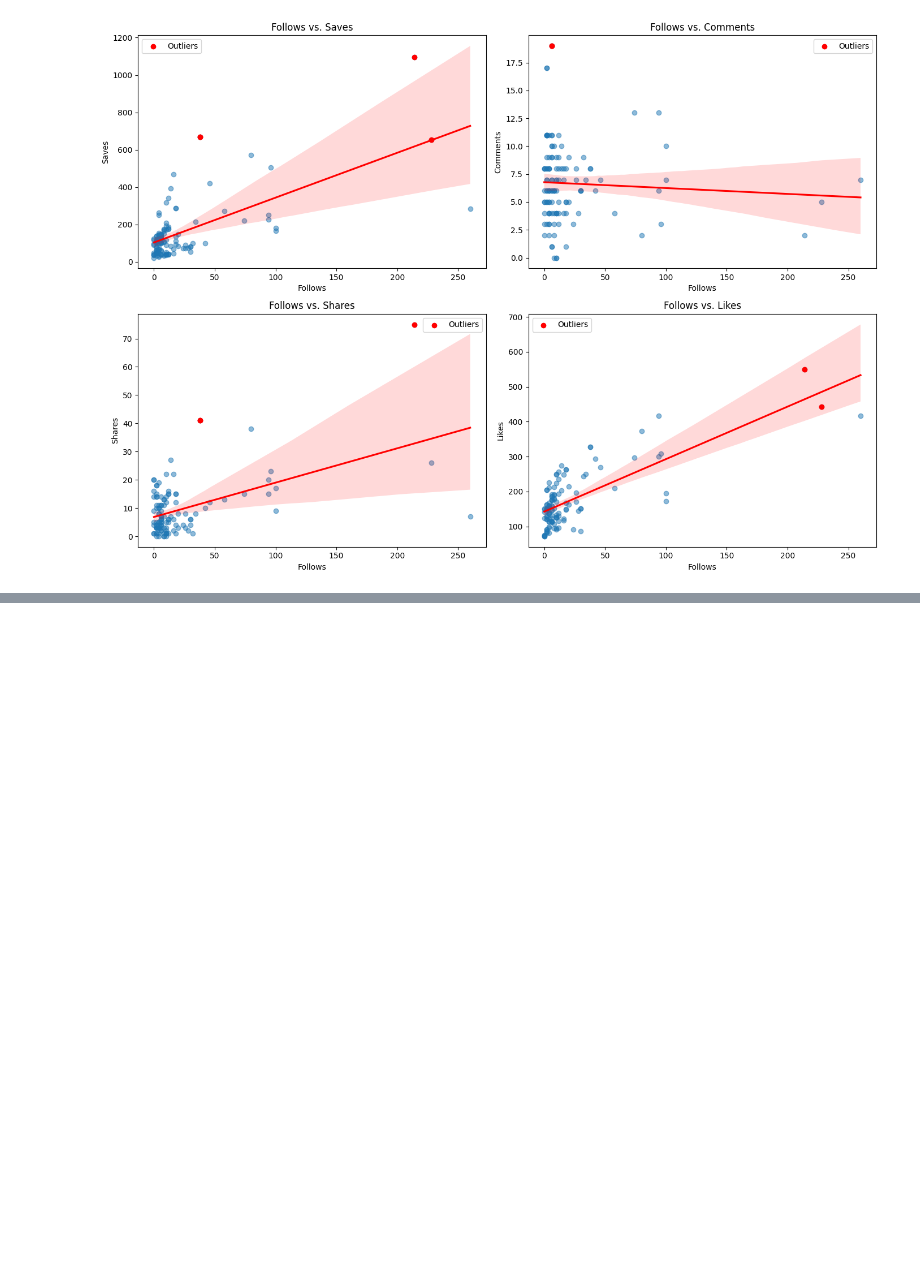
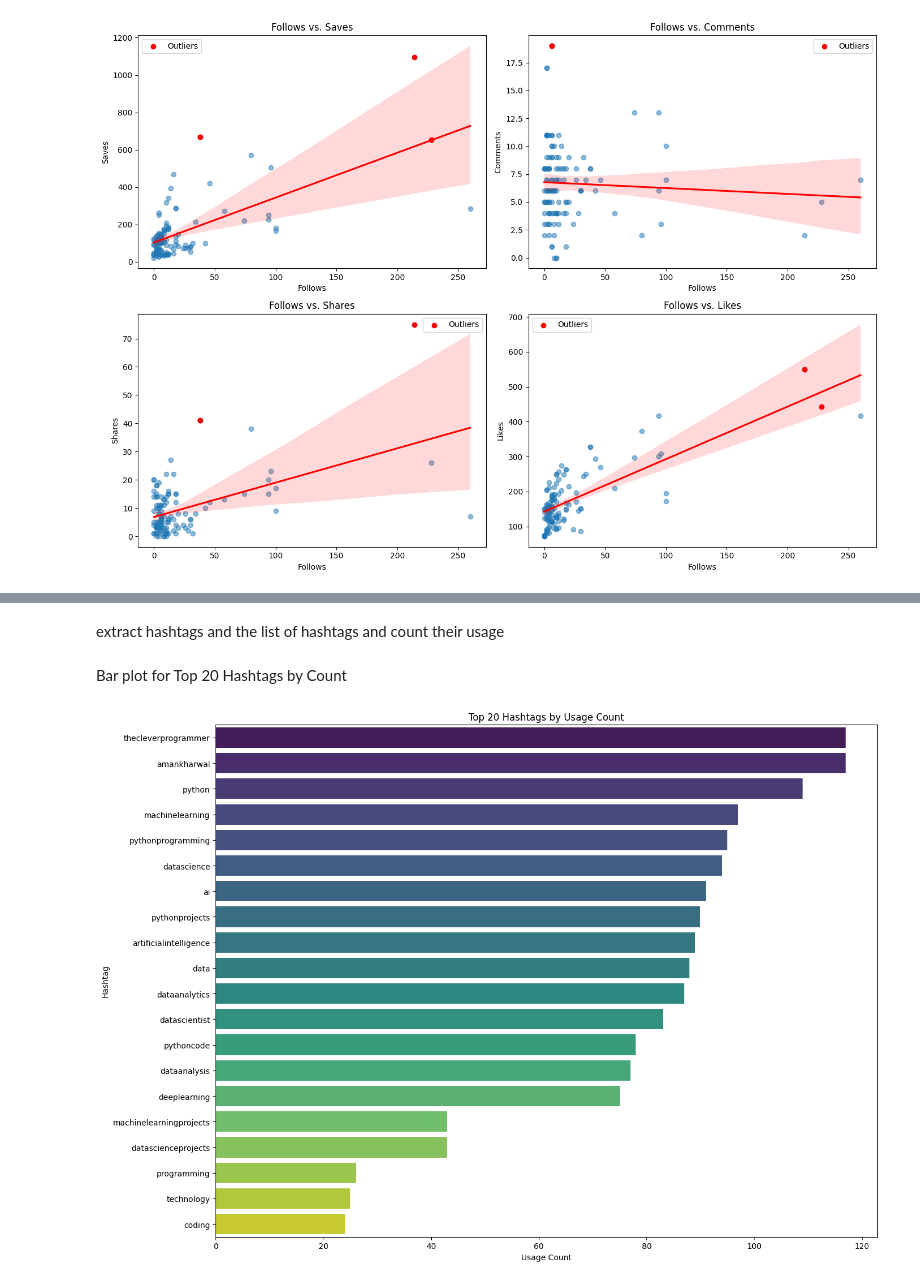
Before and after one commit to MrRezamo/Instagram_Reach_Analysis, a Jupyter notebook: Project/Main_Project.ipynb, the cells around one changed output, grey strips where cells are left out. Drawn from its saved outputs; the diff is of its cells as text; code cells hidden in the pictures; blank space fills up the shorter version.

```diff
--- a/Project/Main_Project.ipynb
+++ b/Project/Main_Project.ipynb
@@ -333,0 +432,21 @@ plt.show()
+# %% [markdown]
+extract hashtags and the list of hashtags and count their usage
+# %%
+hashtag_usage_df = pd.DataFrame(hashtag_counts.items(), columns=['Hashtag', 'Count'])
+
+hashtag_usage_df = hashtag_usage_df.sort_values(by='Count', ascending=False)
+# %% [markdown]
+Bar plot for Top 20 Hashtags by Count
+# %%
+plt.figure(figsize=(14, 10))
+
+top_n = 20
+top_hashtags = hashtag_usage_df.head(top_n)
+sns.barplot(x='Count', y='Hashtag', data=top_hashtags, palette='viridis')
+plt.title(f'Top {top_n} Hashtags by Usage Count')
+plt.xlabel('Usage Count')
+plt.ylabel('Hashtag')
+plt.tight_layout()
+plt.show()
+# %% [output]
+[figure, added]
```
Also changed, not shown: parts of 18 cells of this notebook.
